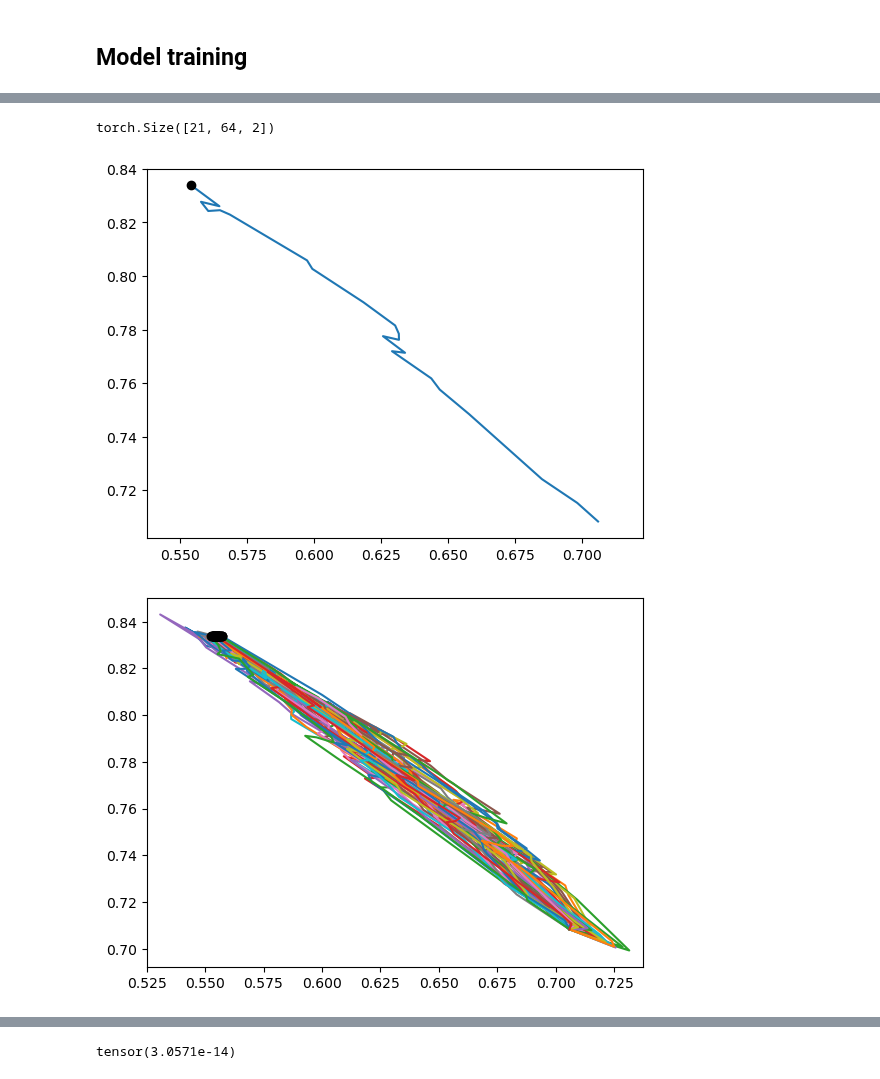
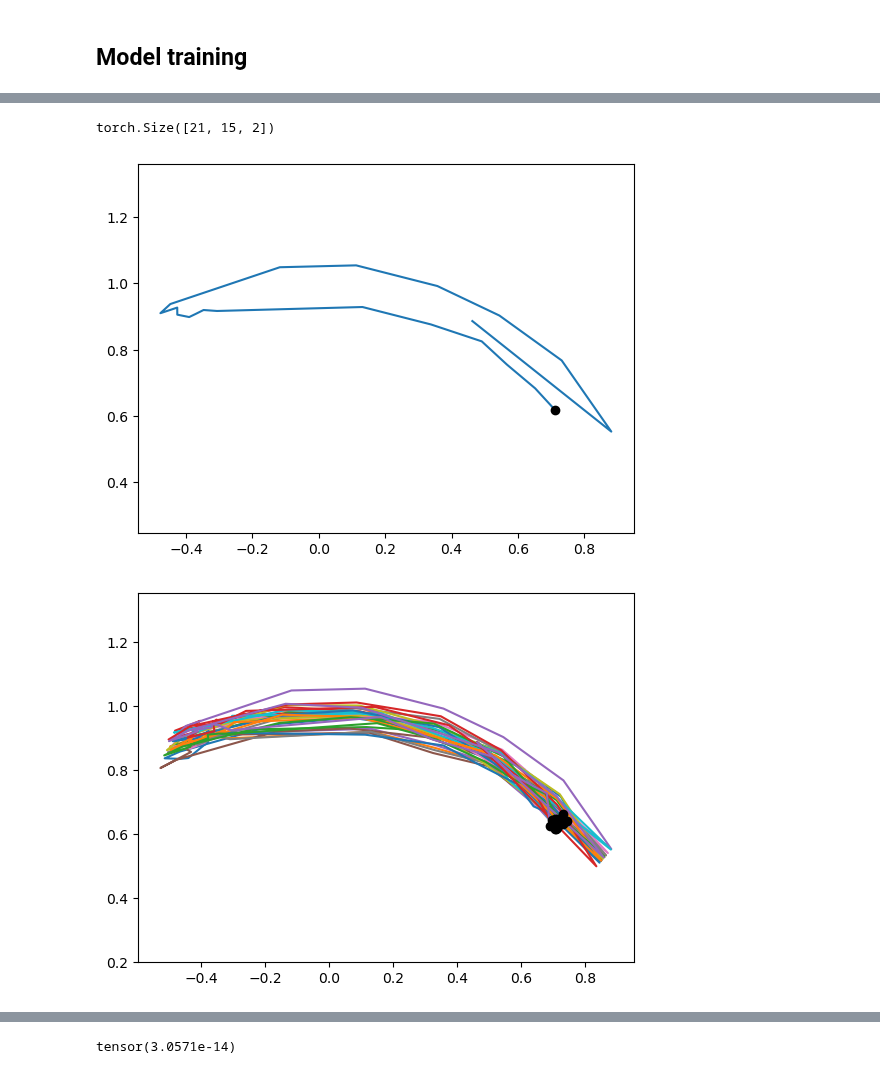
Before and after one commit to bioAI-Oslo/RNN-Adding-Problem-Representations, a Jupyter notebook: notebooks/regularized.ipynb, the cells around one changed output, grey strips where cells are left out. Cells and saved outputs as stored; diff of their text form; code cells hidden in the pictures.

```diff
--- a/notebooks/regularized.ipynb
+++ b/notebooks/regularized.ipynb
@@ -79,10 +79,9 @@ if train1:
     # model2 = torch_RNN1(input_size,t_steps,output_size,hidden_size,lr=0.01,irnn=True,outputnn=False,Wx_normalize=True)
     # model1 = torch_RNN_full_manual(input_size,t_steps,output_size,hidden_size,lr=0.001,irnn=False,outputnn=True,Wx_normalize=False,activation=False)
     # model1 = RNN_L2(input_size,t_steps,output_size,hidden_size,lr=0.001,w_decay=0.000,act_decay=1000,irnn=False,outputnn=True,Wx_normalize=False,activation=False)
-    # BIAS IS ON!
-    model1 = RNN_circular(input_size,t_steps,output_size,hidden_size,lr=0.0001,w_decay=0.000,act_decay=0.01,irnn=True,outputnn=False,Wx_normalize=False,activation=False,rotation_init=False,bias=False)
+    model1 = RNN_circular_ND(input_size,t_steps,output_size,hidden_size,lr=0.001,w_decay=0.000,act_decay=0.01,irnn=False,outputnn=False,Wx_normalize=False,activation=False,rotation_init=False,bias=False)
     # print("Guess on the first 15 training data: ", model1(data[0:15]))
-    _ = model1.train(training_loader,epochs=90)
+    _ = model1.train(epochs=1400)
     model1.plot_losses(average=30)
     # model1.plot_accs()
     print("Guess on the first 15 training data: ", model1(data[0:15]))
@@ -109,5 +109,5 @@ Guess on the first 15 training data:  tensor([[0.7729, 0.7739, 0.8106, 0.8297, 0
 # %%
-_ = model1.train(training_loader,epochs=1)
+_ = model1.train(epochs=1)
 # %%
 model1.hts.norm(dim=2).shape
 htss = model1.hts.norm(dim=2)
@@ -121,20 +121,20 @@ plt.show()
 # %%
-n = 0
+n = 4
 print(model1.hts.shape)
 model1.hts[:,n,:].shape
 hts_cric = model1.hts.detach().numpy()
 plt.plot(hts_cric[:,n,0],hts_cric[:,n,1],"-")
 plt.plot(hts_cric[-1,n,0],hts_cric[-1,n,1],"o",color="black")
 plt.axis("equal")
 plt.show()
 plt.plot(hts_cric[:,:,0],hts_cric[:,:,1],"-")
 plt.plot(hts_cric[-1,:,0],hts_cric[-1,:,1],"o",color="black")
 plt.axis("equal")
 plt.show()
 # %% [output]
-torch.Size([21, 64, 2])
+torch.Size([21, 15, 2])
-[figure, old version]
+[figure, new version]
-[figure, old version]
+[figure, new version]
 # %%
 print(model1(data[10:11]))
 print(data[10:11])
```
Also changed, not shown: parts of 14 cells of this notebook, 2 other files.
